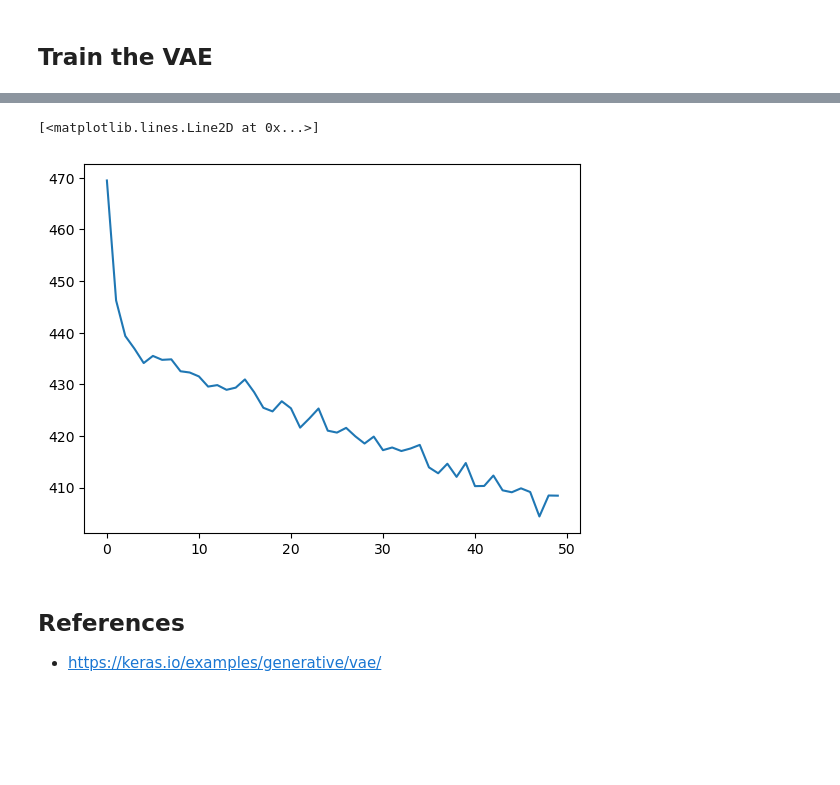
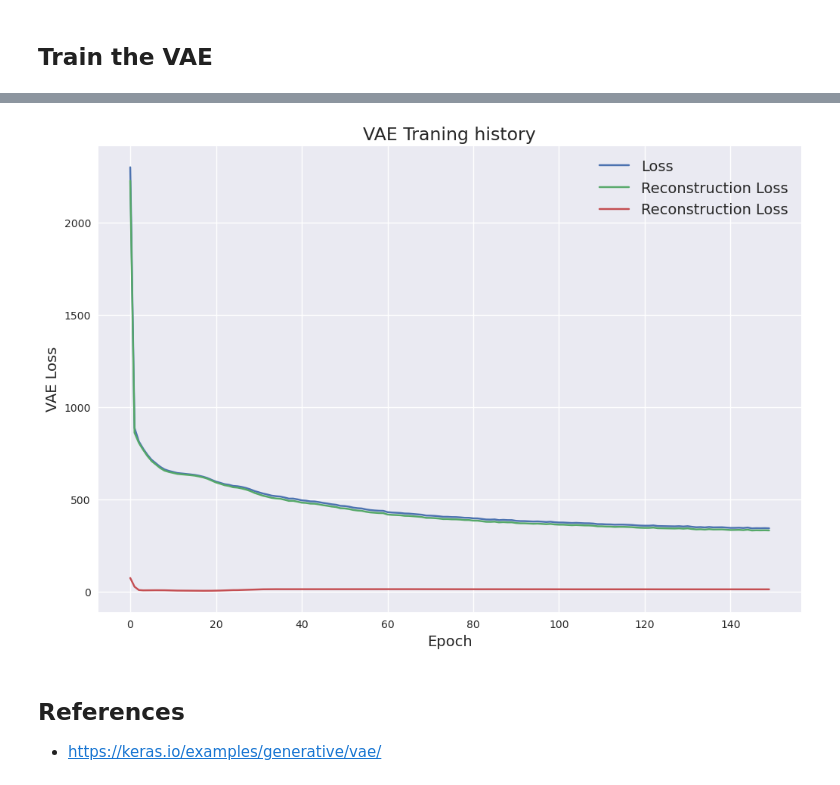
Before and after one commit to sebgra/intelligent_antibodies, a Jupyter notebook: notebooks/variable-autoencoder-onehot.ipynb, the cells around one changed output, grey strips where cells are left out. Cells and saved outputs as stored; diff of their text form; code cells hidden in the pictures; blank space fills up the shorter version.

```diff
--- a/notebooks/variable-autoencoder-onehot.ipynb
+++ b/notebooks/variable-autoencoder-onehot.ipynb
@@ -21,3 +24,5 @@ import matplotlib.pyplot as plt
+# %%
+plt.style.use('seaborn-v0_8')
 # %%
 x_data, y_data, vector_size, alphabet_size = AntibodyOneHotProtDataset.get_data(200)
 x_train, x_test, y_train, y_test = train_test_split(
@@ -142,9 +140,16 @@ vae.save(f'run/vae-one-hot-{vector_size}.keras')
-# %%
-plt.figure()
-plt.plot(history.history["loss"])
-# %% [output]
-[<matplotlib.lines.Line2D at 0x...>]
-[figure, removed]
+# %%
+plt.figure(figsize=(12,8))
+plt.plot(history.history["loss"], label = "Loss")
+plt.plot(history.history["reconstruction_loss"], label = "Reconstruction Loss")
+plt.plot(history.history["kl_loss"], label = "Reconstruction Loss")
+plt.xlabel("Epoch", fontsize = 14)
+plt.ylabel("VAE Loss", fontsize = 14)
+plt.title("VAE Traning history", fontsize = 17)
+plt.legend(fontsize = 14)
+plt.savefig('../plots/VAE_training_curve.png')
+plt.show()
+# %% [output]
+[figure, added]
 # %% [markdown]
 ## References
 
```
Also changed, not shown: parts of 5 cells of this notebook, 6 other files.
